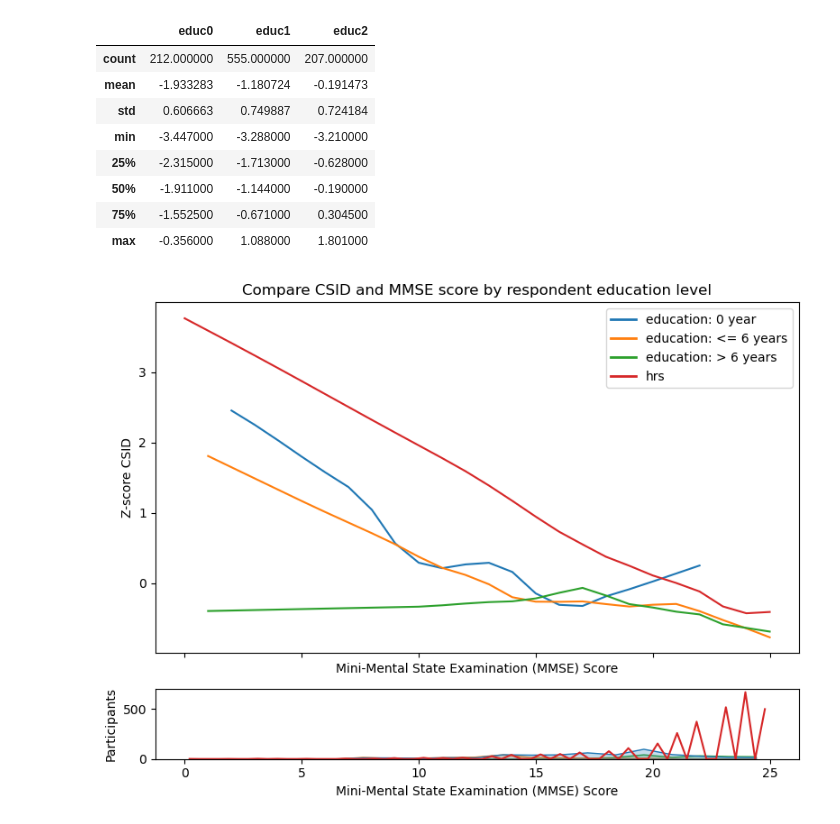
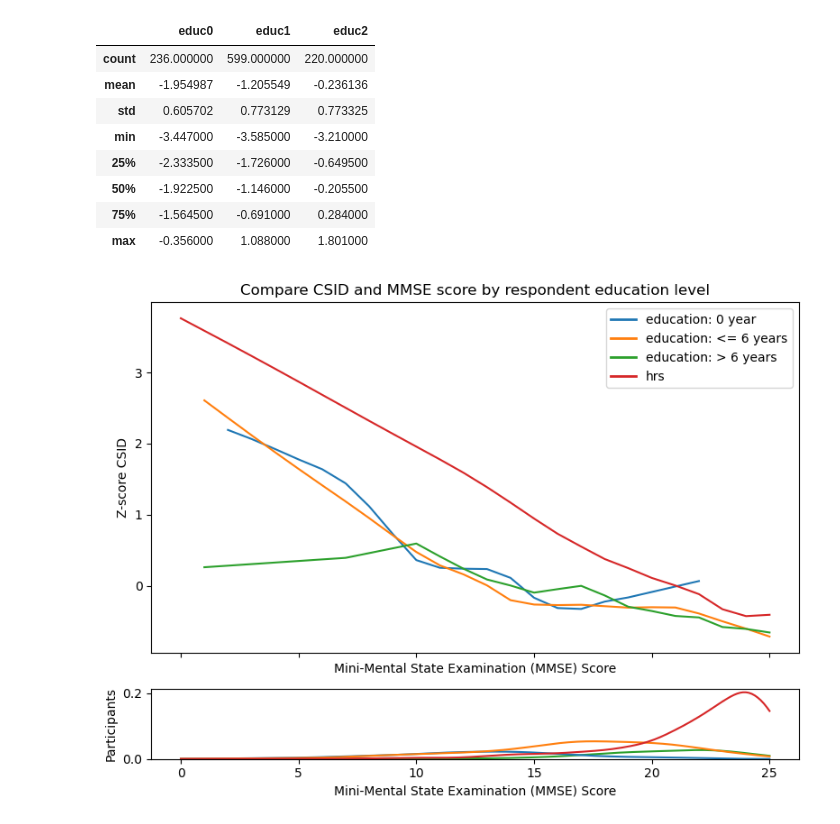
Before and after one commit to NovakHChen/HCAP, a Jupyter notebook: mexcog_summary.ipynb, the cells around one changed output. Saved outputs shown, nothing was run; the diff lists cells and outputs as text; code cells hidden in the pictures.

```diff
--- a/mexcog_summary.ipynb
+++ b/mexcog_summary.ipynb
@@ -30,19 +30,21 @@ def categorize_reduc(value):
 mex_cog['reduc_cat'] = mex_cog['reduc'].apply(categorize_reduc)
 
 mex_cog = mex_cog.dropna()
+
+mex_cog = mex_cog[mex_cog['wgt'] != 0]
 # %%
 mex_cog_educ0 = mex_cog[mex_cog['reduc'] == 0]
 mex_cog_educ1 = mex_cog[(mex_cog['reduc'] > 0) & (mex_cog['reduc'] <= 6)]
 mex_cog_educ2 = mex_cog[mex_cog['reduc'] > 6]
 
-def filter_middle_95(df, column):
-    lower_bound = df[column].quantile(0.025)
-    upper_bound = df[column].quantile(0.975)
-    return df[(df[column] >= lower_bound) & (df[column] <= upper_bound)]
+# def filter_middle_95(df, column):
+#     lower_bound = df[column].quantile(0.025)
+#     upper_bound = df[column].quantile(0.975)
+#     return df[(df[column] >= lower_bound) & (df[column] <= upper_bound)]
 
-mex_cog_educ0 = filter_middle_95(mex_cog_educ0, 'zbcsid')
-mex_cog_educ1 = filter_middle_95(mex_cog_educ1, 'zbcsid')
-mex_cog_educ2 = filter_middle_95(mex_cog_educ2, 'zbcsid')
+# mex_cog_educ0 = filter_middle_95(mex_cog_educ0, 'fgcp')
+# mex_cog_educ1 = filter_middle_95(mex_cog_educ1, 'fgcp')
+# mex_cog_educ2 = filter_middle_95(mex_cog_educ2, 'fgcp')
 # %%
 # Get the default seaborn color palette that is used in the histogram
 palette = sns.color_palette('tab10', 4)
@@ -99,19 +165,25 @@ mex_cog_fgcp['educ2'] = mex_cog_educ2['fgcp'].describe()
 mex_cog_fgcp
 # %% [output]
 |  | educ0 | educ1 | educ2 |
-| count | 212.000000 | 555.000000 | 207.000000 |
-| mean | -1.933283 | -1.180724 | -0.191473 |
-| std | 0.606663 | 0.749887 | 0.724184 |
-| min | -3.447000 | -3.288000 | -3.210000 |
-| 25% | -2.315000 | -1.713000 | -0.628000 |
-| 50% | -1.911000 | -1.144000 | -0.190000 |
-| 75% | -1.552500 | -0.671000 | 0.304500 |
+| count | 236.000000 | 599.000000 | 220.000000 |
+| mean | -1.954987 | -1.205549 | -0.236136 |
+| std | 0.605702 | 0.773129 | 0.773325 |
+| min | -3.447000 | -3.585000 | -3.210000 |
+| 25% | -2.333500 | -1.726000 | -0.649500 |
+| 50% | -1.922500 | -1.146000 | -0.205500 |
+| 75% | -1.564500 | -0.691000 | 0.284000 |
 | max | -0.356000 | 1.088000 | 1.801000 |
 # %%
 # Get the default seaborn color palette that is used in the histogram
 palette = sns.color_palette('tab10', 4)
 
 colors = {'level1': palette[0], 'level2': palette[1], 'level3': palette[2], 'level4': palette[3]}
+
+custom_palette = {
+    '0': colors['level1'],
+    '1': colors['level2'],
+    '2': colors['level3']
+}
 
 # respondent with 0 education year
 lowess_educ0 = lowess(endog=mex_cog_educ0['zbcsid'], exog=mex_cog_educ0['mmse_25'], frac=0.35)
@@ -125,33 +197,33 @@ lowess_educ1 = lowess(endog=mex_cog_educ1['zbcsid'], exog=mex_cog_educ1['mmse_25
 lowess_educ2 = lowess(endog=mex_cog_educ2['zbcsid'], exog=mex_cog_educ2['mmse_25'], frac=0.35)
 
 # respondent from hrs
 lowess_3 = lowess(endog=hcap['zbcsid'], exog=hcap['mmse'], frac=0.35)
 
 fig, (ax1, ax2) = plt.subplots(2, 1, sharex=True, gridspec_kw={'height_ratios': [5, 1]}, figsize=(8, 6))
 
 
 ax1.plot(lowess_educ0[:, 0], lowess_educ0[:, 1], color = colors['level1'])
 ax1.plot(lowess_educ1[:, 0], lowess_educ1[:, 1], color = colors['level2'])
 ax1.plot(lowess_educ2[:, 0], lowess_educ2[:, 1], color = colors['level3'])
 ax1.plot(lowess_3[:, 0], lowess_3[:, 1], color = colors['level4'])
 ax1.set_ylabel('Z-score CSID')
 ax1.set_title('Compare CSID and MMSE score by respondent education level')
 ax1.set_xlabel('Mini-Mental State Examination (MMSE) Score')
 legend_lines = [Line2D([0], [0], color=colors['level1'], lw=2, label='education: 0 year'),
                 Line2D([0], [0], color=colors['level2'], lw=2, label='education: <= 6 years'),
                 Line2D([0], [0], color=colors['level3'], lw=2, label='education: > 6 years'),
                 Line2D([0], [0], color=colors['level4'], lw=2, label='hrs')]
 ax1.legend(handles=legend_lines)
 
 
-sns.histplot(data=mex_cog, x='mmse_25', hue='reduc_cat', element="poly", ax=ax2, legend=False)
-sns.histplot(data=hcap, x='mmse', element="poly", fill=False, color=colors['level4'], ax=ax2, label='hrs', legend=False)
+sns.kdeplot(data=mex_cog, x='mmse_25', hue='reduc_cat', ax=ax2, palette=custom_palette, clip = (0.0, 25.0), legend=False)
+sns.kdeplot(data=hcap, x='mmse', color=colors['level4'], ax=ax2, clip = (0.0, 25.0), label='hrs', legend=False)
 ax2.set_ylabel('Participants')
 ax2.set_xlabel('Mini-Mental State Examination (MMSE) Score')
 
 
 plt.tight_layout()
 
 plt.show()
 # %% [output]
-[figure, old version]
+[figure, new version]
```
Also changed, not shown: parts of 4 cells of this notebook, 2 other files.
